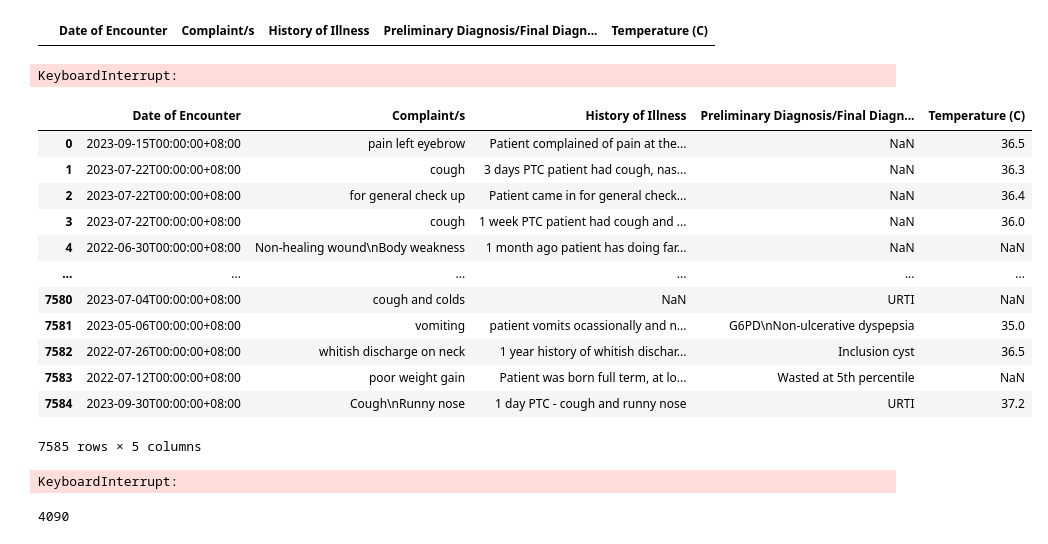
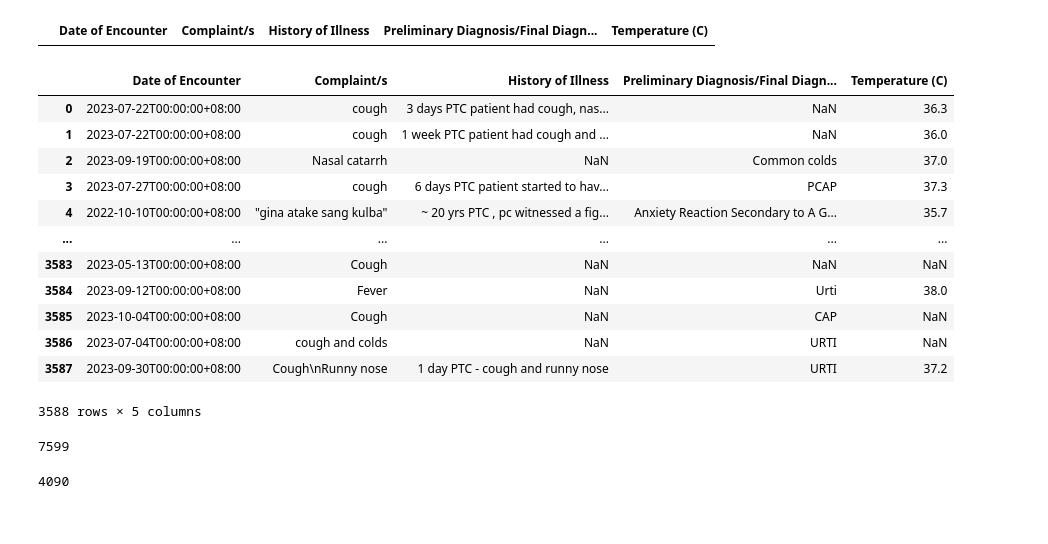
Before and after one commit to miniloda/AI4PEP, a Jupyter notebook: NER/03-time-series/Training Spacy.ipynb, the cells around one changed output. Saved outputs shown, nothing was run; the diff lists cells and outputs as text; code cells hidden in the pictures.

```diff
--- a/NER/03-time-series/Training Spacy.ipynb
+++ b/NER/03-time-series/Training Spacy.ipynb
@@ -142,11 +142,10 @@ len(text)
 def get_matches(text, pattern):
     if pattern == "CAP":
         # Define a pattern to match whole words; assume "CAP" is a placeholder for a word.
-        pattern = r'\b\w+\b'  # Matches whole words
+        pattern = r'\bCAP\b'
     else:
         # Ensure that pattern matches whole words
-        pattern = r'\b' + re.escape(pattern) + r'\b'
-
+        pattern = r'\b' + pattern + r'\w*'
     # Perform the match with case insensitivity
     matches = re.finditer(pattern, text, re.IGNORECASE)
 
@@ -371,24 +371,22 @@ for rows in df.itertuples():
     entities = [ent.text.lower() for ent in doc.ents]  # Convert entity texts to lowercase
     if any(keyword.lower() in entities for keyword in keywords):  # Convert keywords to lowercase for comparison
         df_new = pd.concat([df_new, pd.DataFrame([df.loc[rows.Index]])], ignore_index=True)
-# %% [output]
-KeyboardInterrupt:
 # %%
-df
+df_new
 # %% [output]
 |  | Date of Encounter | Complaint/s | History of Illness | Preliminary Diagnosis/Final Diagn... | Temperature (C) |
-| 0 | 2023-09-15T00:00:00+08:00 | pain left eyebrow | Patient complained of pain at the... | NaN | 36.5 |
-| 1 | 2023-07-22T00:00:00+08:00 | cough | 3 days PTC patient had cough, nas... | NaN | 36.3 |
-| 2 | 2023-07-22T00:00:00+08:00 | for general check up | Patient came in for general check... | NaN | 36.4 |
-| 3 | 2023-07-22T00:00:00+08:00 | cough | 1 week PTC patient had cough and ... | NaN | 36.0 |
-| 4 | 2022-06-30T00:00:00+08:00 | Non-healing wound\nBody weakness | 1 month ago patient has doing far... | NaN | NaN |
+| 0 | 2023-07-22T00:00:00+08:00 | cough | 3 days PTC patient had cough, nas... | NaN | 36.3 |
+| 1 | 2023-07-22T00:00:00+08:00 | cough | 1 week PTC patient had cough and ... | NaN | 36.0 |
+| 2 | 2023-09-19T00:00:00+08:00 | Nasal catarrh | NaN | Common colds | 37.0 |
+| 3 | 2023-07-27T00:00:00+08:00 | cough | 6 days PTC patient started to hav... | PCAP | 37.3 |
+| 4 | 2022-10-10T00:00:00+08:00 | "gina atake sang kulba" | ~ 20 yrs PTC , pc witnessed a fig... | Anxiety Reaction Secondary to A G... | 35.7 |
 | ... | ... | ... | ... | ... | ... |
-| 7580 | 2023-07-04T00:00:00+08:00 | cough and colds | NaN | URTI | NaN |
-| 7581 | 2023-05-06T00:00:00+08:00 | vomiting | patient vomits ocassionally and n... | G6PD\nNon-ulcerative dyspepsia | 35.0 |
-| 7582 | 2022-07-26T00:00:00+08:00 | whitish discharge on neck | 1 year history of whitish dischar... | Inclusion cyst | 36.5 |
-| 7583 | 2022-07-12T00:00:00+08:00 | poor weight gain | Patient was born full term, at lo... | Wasted at 5th percentile | NaN |
-| 7584 | 2023-09-30T00:00:00+08:00 | Cough\nRunny nose | 1 day PTC - cough and runny nose | URTI | 37.2 |
+| 3583 | 2023-05-13T00:00:00+08:00 | Cough | NaN | NaN | NaN |
+| 3584 | 2023-09-12T00:00:00+08:00 | Fever | NaN | Urti | 38.0 |
+| 3585 | 2023-10-04T00:00:00+08:00 | Cough | NaN | CAP | NaN |
+| 3586 | 2023-07-04T00:00:00+08:00 | cough and colds | NaN | URTI | NaN |
+| 3587 | 2023-09-30T00:00:00+08:00 | Cough\nRunny nose | 1 day PTC - cough and runny nose | URTI | 37.2 |
-7585 rows × 5 columns
+3588 rows × 5 columns
 # %%
 columns = [
     'Complaint/s',
@@ -408,7 +406,7 @@ for col in columns:
             counter += 1
 len(df_new)
 # %% [output]
-KeyboardInterrupt:
+7599
 # %%
 df_new.duplicated().sum()
 # %% [output]
```
Also changed, not shown: parts of 2 cells of this notebook.
